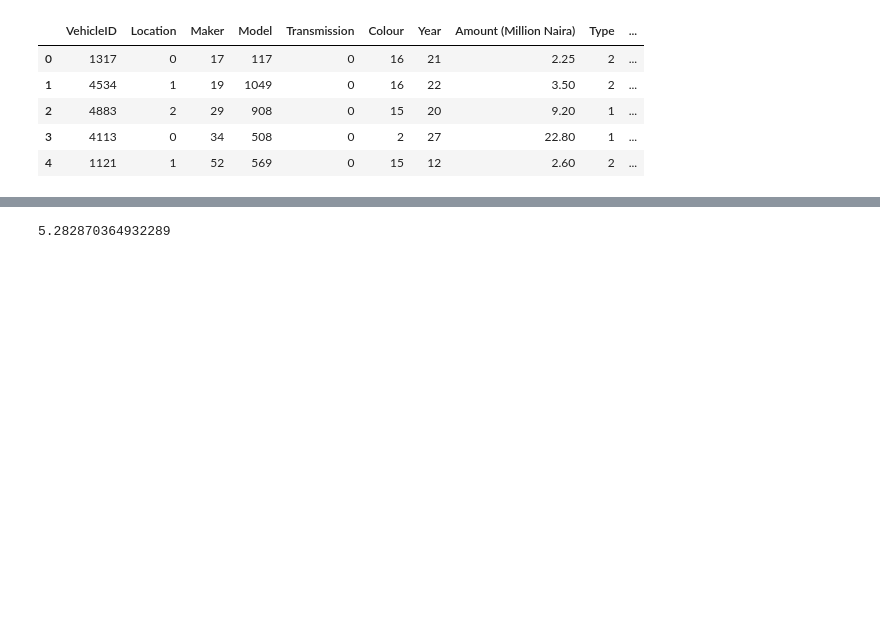
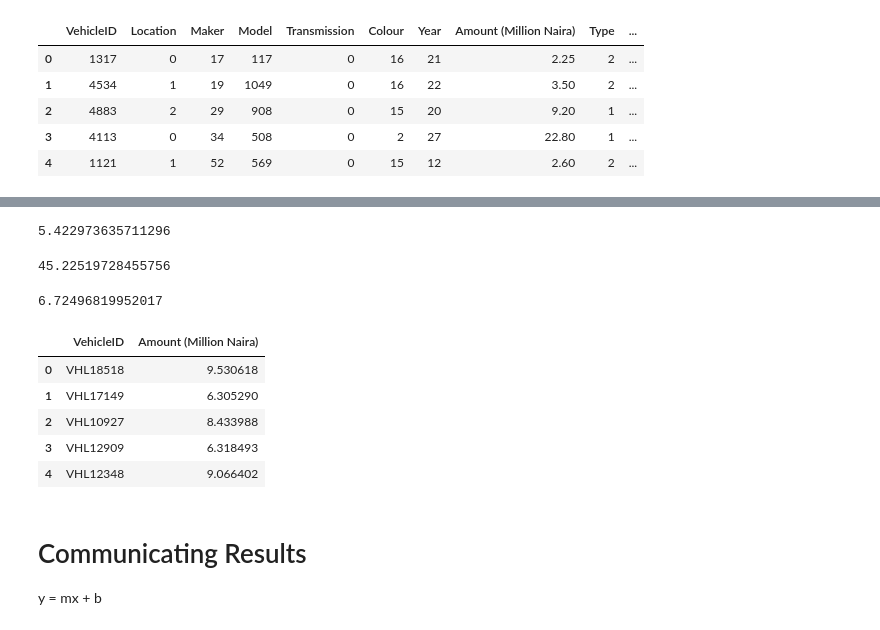
Before and after one commit to ashioyajotham/Zindi-Solutions, a Jupyter notebook: great-motors.ipynb, the cells around one changed output, grey strips where cells are left out. Cells and saved outputs as stored; diff of their text form; code cells hidden in the pictures; blank space fills up the shorter version.

```diff
--- a/great-motors.ipynb
+++ b/great-motors.ipynb
@@ -495,14 +560,14 @@ train.head()
 # %%
 from sklearn.ensemble import RandomForestRegressor
 
-feats = ['VehicleID', 'Location', 'Maker', 'Model', 'Transmission', 'Colour',
+feats = ['Location', 'Maker', 'Model', 'Transmission', 'Colour',
        'Year', 'Type']
 X = train[feats].astype(str)
 y = train["Amount (Million Naira)"]
 
-X_train, X_test, y_train, y_test = train_test_split(X, y, test_size = .3, random_state = 0)
+X_train, X_test, y_train, y_test = train_test_split(X, y, test_size = .3)
 
-clf = RandomForestRegressor()
+clf = RandomForestRegressor(n_estimators = 100, random_state = 0)
 clf.fit(X_train, y_train)
 y_pred = model.predict(X_test)
 y_pred
@@ -517,8 +582,18 @@ r2core
+# %%
+mae = mean_absolute_error(y_pred, y_test)
+mae
+# %% [output]
+5.422973635711296
 # %%
-mse = mean_absolute_error(y_pred, y_test)
+mse = mean_squared_error(y_pred, y_test)
 mse
 # %% [output]
-5.282870364932289
+45.22519728455756
+# %%
+rmse = mean_squared_error(y_pred, y_test, squared = False)
+rmse
+# %% [output]
+6.72496819952017
 # %%
 test = test[feats]
 # Make prediction on the test set
@@ -529,3 +604,16 @@ sub_file = sample.copy()
 sub_file["Amount (Million Naira)"] = predictions
 
 #sub_file.to_csv("gm1.csv", index = False)
+# %%
+sub_file.head()
+# %% [output]
+|  | VehicleID | Amount (Million Naira) |
+| 0 | VHL18518 | 9.530618 |
+| 1 | VHL17149 | 6.305290 |
+| 2 | VHL10927 | 8.433988 |
+| 3 | VHL12909 | 6.318493 |
+| 4 | VHL12348 | 9.066402 |
+# %% [markdown]
+# Communicating Results
+
+y = mx + b
```
Also changed, not shown: parts of 23 cells of this notebook.
